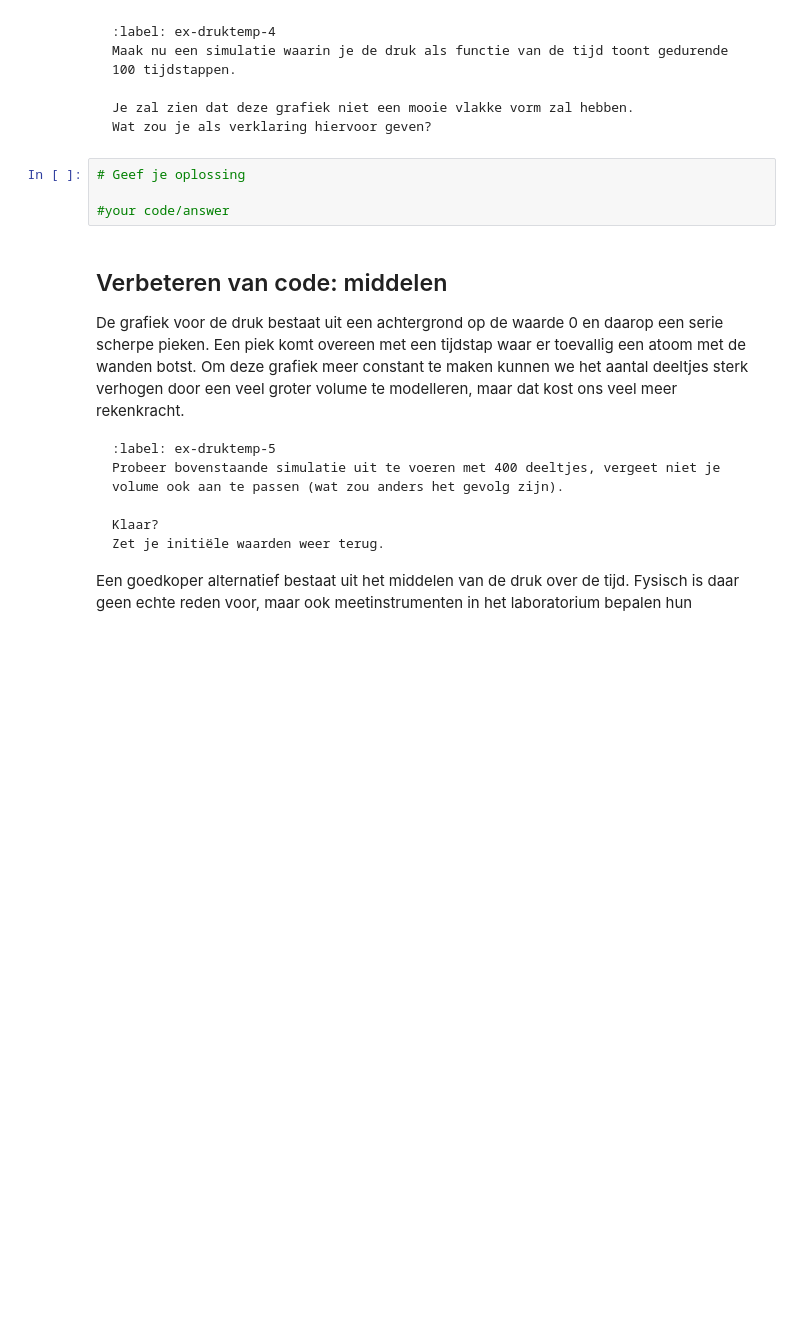
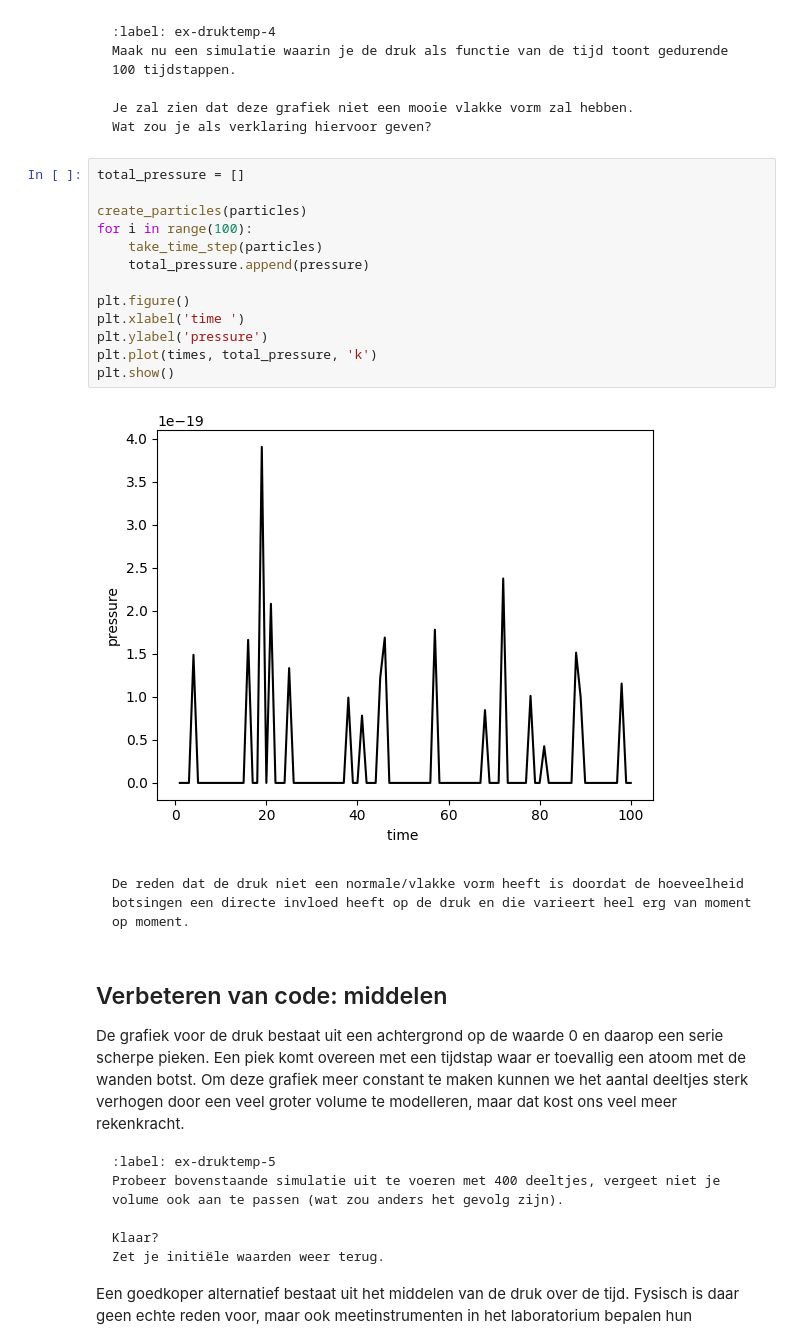
Before and after one commit to Peppertje/Thermolab-TN-L-P, a Jupyter notebook: Content/PySim/5_druktemp.ipynb, the cells around one changed output. Saved outputs shown, nothing was run; the diff lists cells and outputs as text; blank space fills up the shorter version.

`````diff
--- a/Content/PySim/5_druktemp.ipynb
+++ b/Content/PySim/5_druktemp.ipynb
@@ -303,9 +310,24 @@ Je zal zien dat deze grafiek niet een mooie vlakke vorm zal hebben.
 Wat zou je als verklaring hiervoor geven?
 ```
 # %%
-# Geef je oplossing
+total_pressure = []
 
-#your code/answer
+create_particles(particles)
+for i in range(100):
+    take_time_step(particles)
+    total_pressure.append(pressure)
+
+plt.figure()
+plt.xlabel('time ')
+plt.ylabel('pressure')
+plt.plot(times, total_pressure, 'k')
+plt.show()
+# %% [output]
+[figure, added]
+# %% [markdown]
+```{solution}
+De reden dat de druk niet een normale/vlakke vorm heeft is doordat de hoeveelheid botsingen een directe invloed heeft op de druk en die varieert heel erg van moment op moment.
+````
 # %% [markdown]
 ## Verbeteren van code: middelen
 
`````
Also changed, not shown: parts of 8 cells of this notebook.
